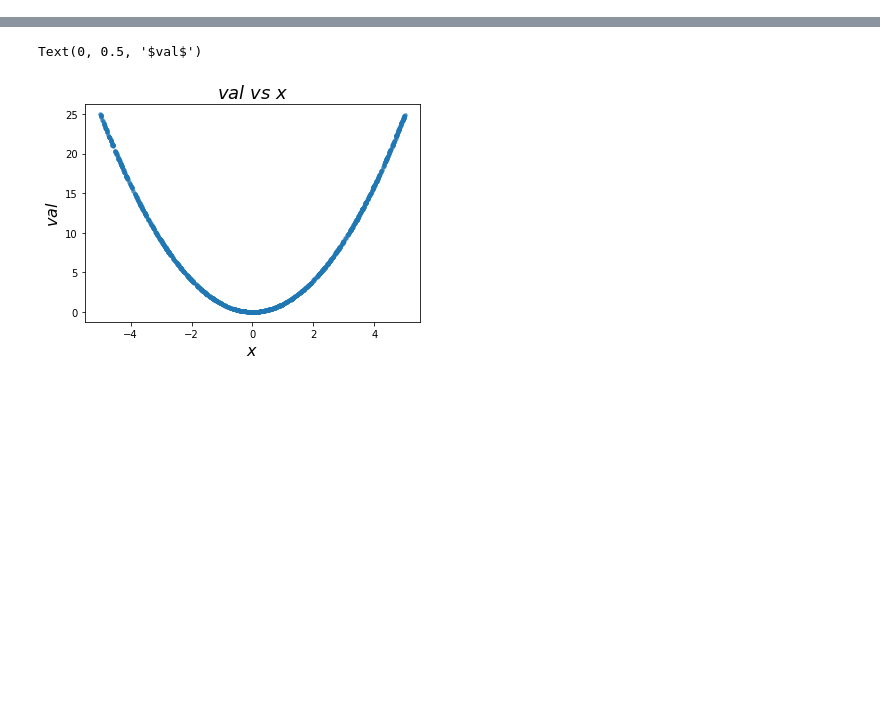
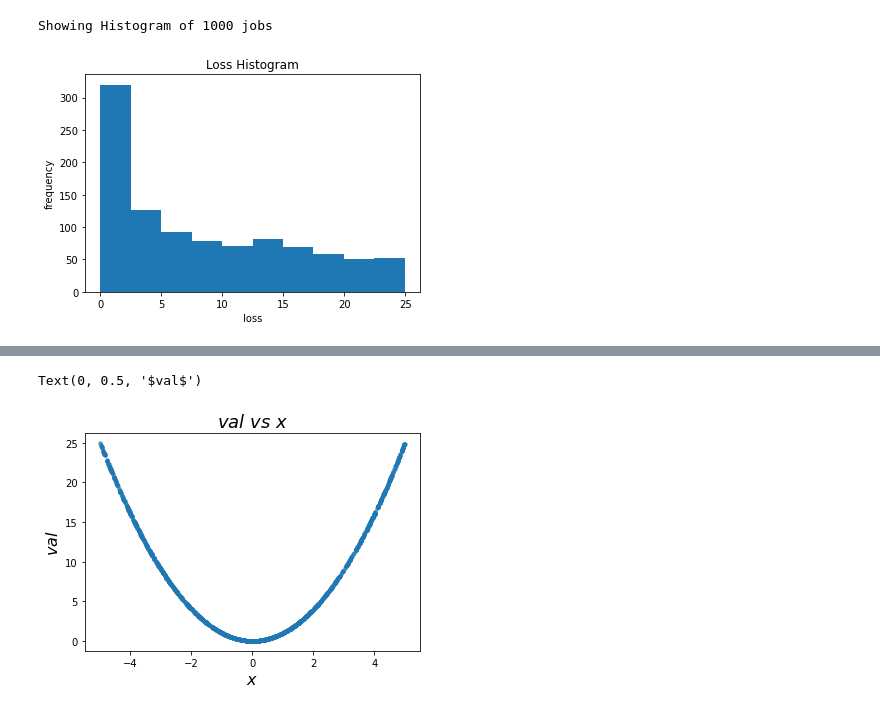
Before and after one commit to marcinwolter/DeepLearning_2020, a Jupyter notebook: hyperopt_optuna_demo.ipynb, the cells around one changed output, grey strips where cells are left out. Drawn from its saved outputs; the diff is of its cells as text; code cells hidden in the pictures; blank space fills up the shorter version.

```diff
--- a/hyperopt_optuna_demo.ipynb
+++ b/hyperopt_optuna_demo.ipynb
@@ -35,0 +39,5 @@ print(trials.trials)
+# %%
+plotting.main_plot_histogram(trials)
+# %% [output]
+Showing Histogram of 1000 jobs
+[figure, added]
```
Also changed, not shown: parts of 8 cells of this notebook.
